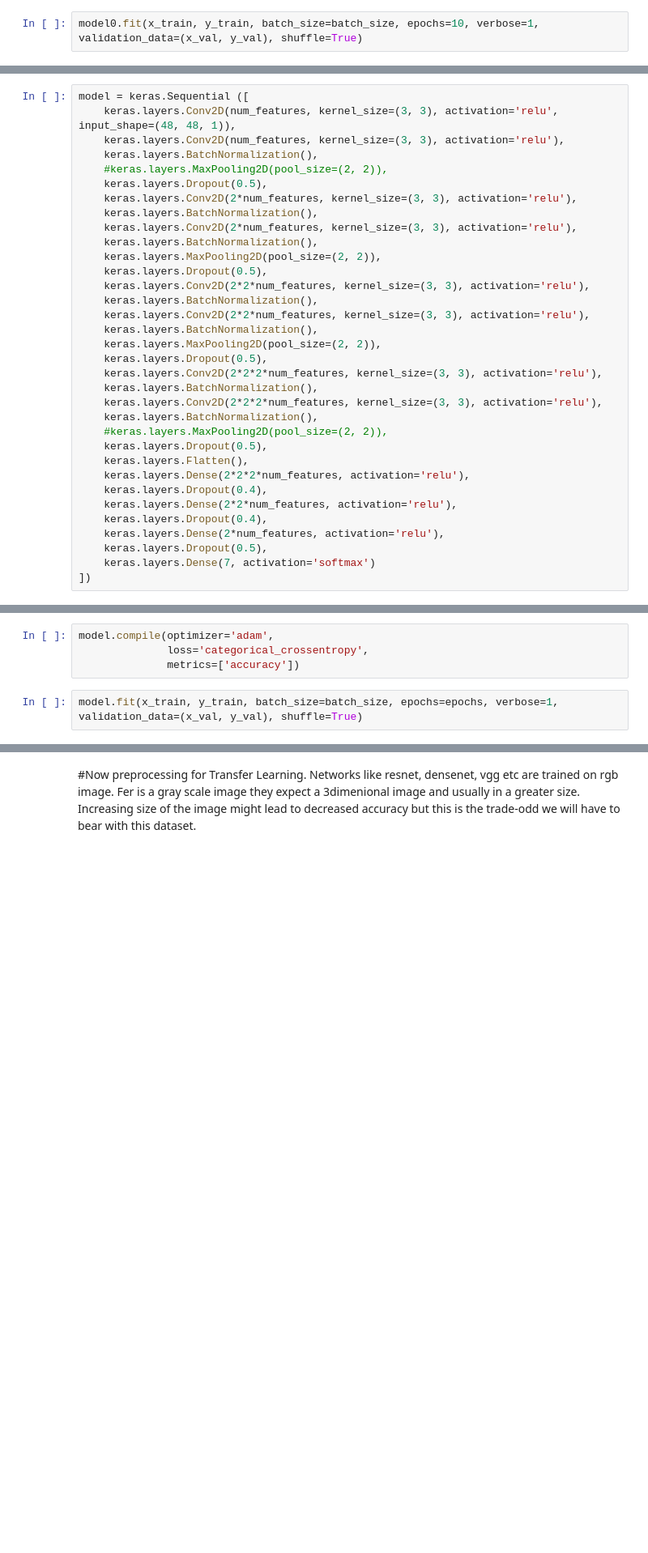
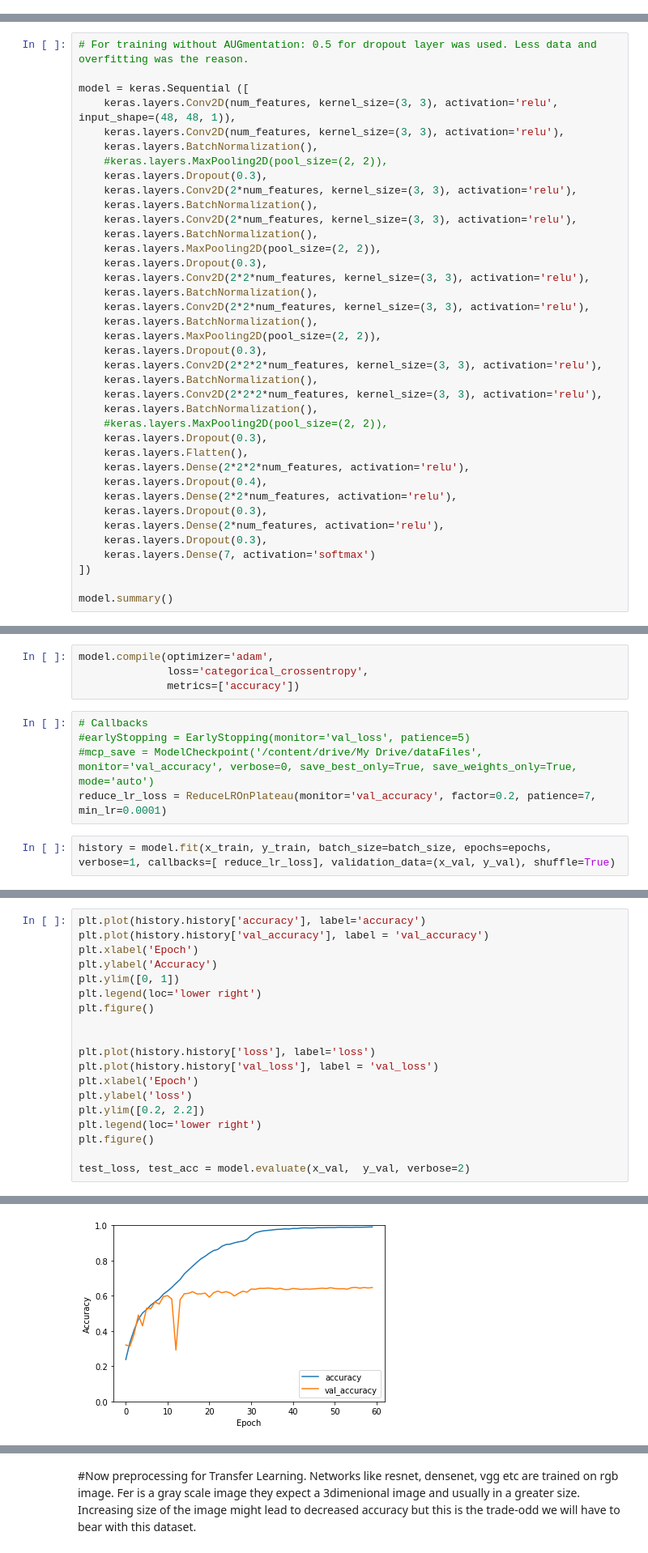
Before and after one commit to BakhtawarRehman/Facial-Emotion-Recognition, a Jupyter notebook: fer2013.ipynb, the cells around one changed output, grey strips where cells are left out. Shown: that part at 81% size. Cells and saved outputs as stored; diff of their text form; blank space fills up the shorter version.

```diff
--- a/fer2013.ipynb
+++ b/fer2013.ipynb
@@ -163,2 +116,0 @@ model0.compile(optimizer='adam',
-# %%
-model0.fit(x_train, y_train, batch_size=batch_size, epochs=10, verbose=1, validation_data=(x_val, y_val), shuffle=True)
@@ -220,34 +119,38 @@ Let's use apopular approach to tackle the proble. This network design is inspire
 # %%
+# For training without AUGmentation: 0.5 for dropout layer was used. Less data and overfitting was the reason.
+
 model = keras.Sequential ([
     keras.layers.Conv2D(num_features, kernel_size=(3, 3), activation='relu', input_shape=(48, 48, 1)),
     keras.layers.Conv2D(num_features, kernel_size=(3, 3), activation='relu'),
     keras.layers.BatchNormalization(),
     #keras.layers.MaxPooling2D(pool_size=(2, 2)),
-    keras.layers.Dropout(0.5),
+    keras.layers.Dropout(0.3),
     keras.layers.Conv2D(2*num_features, kernel_size=(3, 3), activation='relu'),
     keras.layers.BatchNormalization(),
     keras.layers.Conv2D(2*num_features, kernel_size=(3, 3), activation='relu'),
     keras.layers.BatchNormalization(),
     keras.layers.MaxPooling2D(pool_size=(2, 2)),
-    keras.layers.Dropout(0.5),
+    keras.layers.Dropout(0.3),
     keras.layers.Conv2D(2*2*num_features, kernel_size=(3, 3), activation='relu'),
     keras.layers.BatchNormalization(),
     keras.layers.Conv2D(2*2*num_features, kernel_size=(3, 3), activation='relu'),
     keras.layers.BatchNormalization(),
     keras.layers.MaxPooling2D(pool_size=(2, 2)),
-    keras.layers.Dropout(0.5),
+    keras.layers.Dropout(0.3),
     keras.layers.Conv2D(2*2*2*num_features, kernel_size=(3, 3), activation='relu'),
     keras.layers.BatchNormalization(),
     keras.layers.Conv2D(2*2*2*num_features, kernel_size=(3, 3), activation='relu'),
     keras.layers.BatchNormalization(),
     #keras.layers.MaxPooling2D(pool_size=(2, 2)),
-    keras.layers.Dropout(0.5),
+    keras.layers.Dropout(0.3),
     keras.layers.Flatten(),
     keras.layers.Dense(2*2*2*num_features, activation='relu'),
     keras.layers.Dropout(0.4),
     keras.layers.Dense(2*2*num_features, activation='relu'),
-    keras.layers.Dropout(0.4),
+    keras.layers.Dropout(0.3),
     keras.layers.Dense(2*num_features, activation='relu'),
-    keras.layers.Dropout(0.5),
+    keras.layers.Dropout(0.3),
     keras.layers.Dense(7, activation='softmax')
 ])
+
+model.summary()
@@ -255,8 +176,13 @@ model = keras.Sequential ([
 model.compile(optimizer='adam',
               loss='categorical_crossentropy',
               metrics=['accuracy'])
+# %%
+# Callbacks
+#earlyStopping = EarlyStopping(monitor='val_loss', patience=5)
+#mcp_save = ModelCheckpoint('/content/drive/My Drive/dataFiles', monitor='val_accuracy', verbose=0, save_best_only=True, save_weights_only=True, mode='auto')
+reduce_lr_loss = ReduceLROnPlateau(monitor='val_accuracy', factor=0.2, patience=7, min_lr=0.0001)
 # %%
-model.fit(x_train, y_train, batch_size=batch_size, epochs=epochs, verbose=1, validation_data=(x_val, y_val), shuffle=True)
+history = model.fit(x_train, y_train, batch_size=batch_size, epochs=epochs, verbose=1, callbacks=[ reduce_lr_loss], validation_data=(x_val, y_val), shuffle=True)
 # %% [output]
 Train on 28709 samples, validate on 3589 samples
 Epoch 1/60
@@ -278,0 +204,20 @@ Epoch 60/60
+# %%
+plt.plot(history.history['accuracy'], label='accuracy')
+plt.plot(history.history['val_accuracy'], label = 'val_accuracy')
+plt.xlabel('Epoch')
+plt.ylabel('Accuracy')
+plt.ylim([0, 1])
+plt.legend(loc='lower right')
+plt.figure()
+
+
+plt.plot(history.history['loss'], label='loss')
+plt.plot(history.history['val_loss'], label = 'val_loss')
+plt.xlabel('Epoch')
+plt.ylabel('loss')
+plt.ylim([0.2, 2.2])
+plt.legend(loc='lower right')
+plt.figure()
+
+test_loss, test_acc = model.evaluate(x_val,  y_val, verbose=2)
+# %% [output]
@@ -278,0 +225 @@ Epoch 60/60
+[figure, added]
```
Also changed, not shown: parts of 46 cells of this notebook.
